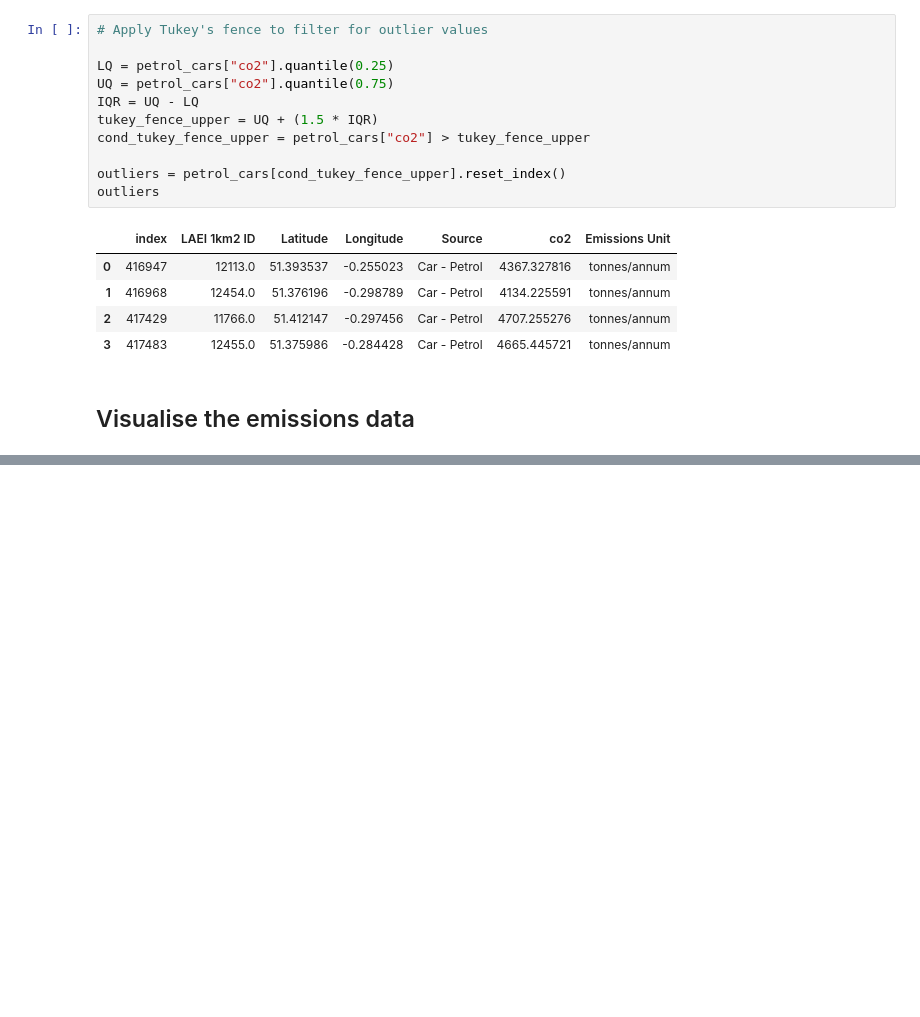
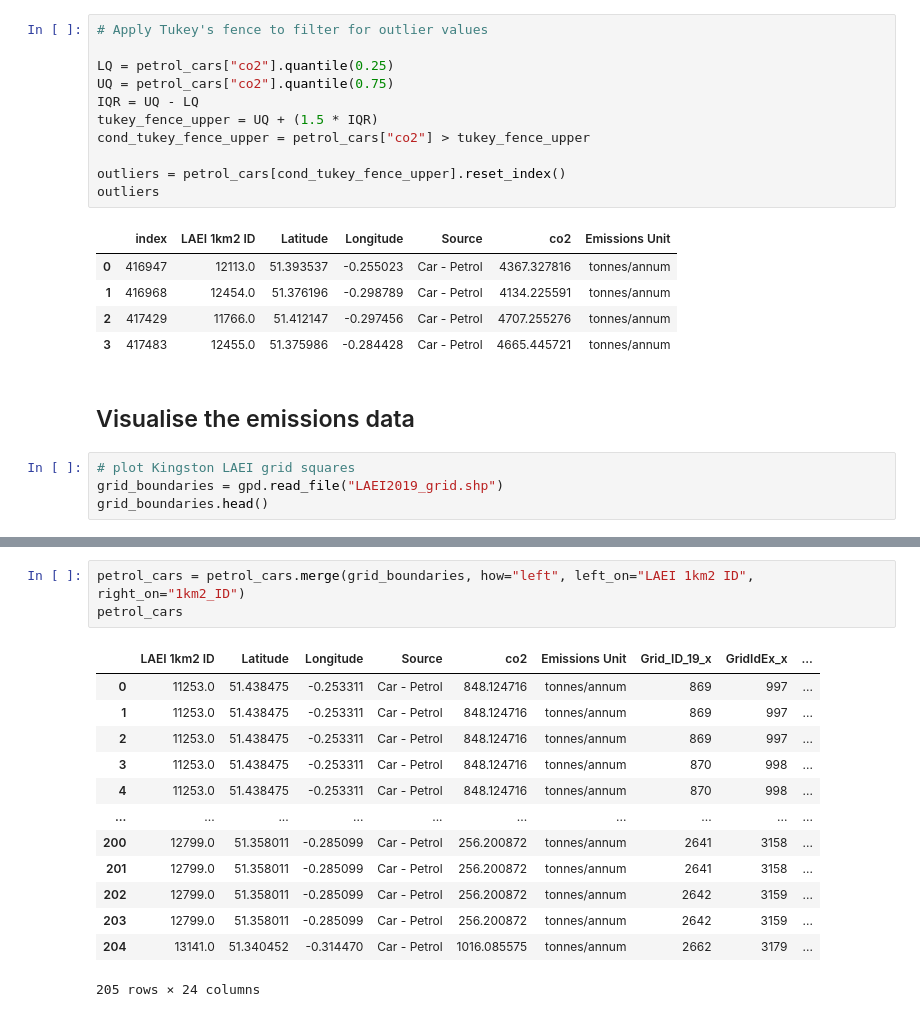
Before and after one commit to andrewsivanesan/London-air-quality, a Jupyter notebook: LondonAirQualityAnalysis.ipynb, the cells around one changed output, grey strips where cells are left out. Drawn from its saved outputs; the diff is of its cells as text; blank space fills up the shorter version.

```diff
--- a/LondonAirQualityAnalysis.ipynb
+++ b/LondonAirQualityAnalysis.ipynb
@@ -198,3 +181,7 @@ outliers
 | 3 | 417483 | 12455.0 | 51.375986 | -0.284428 | Car - Petrol | 4665.445721 | tonnes/annum |
 # %% [markdown]
 ## Visualise the emissions data
+# %%
+# plot Kingston LAEI grid squares
+grid_boundaries = gpd.read_file("LAEI2019_grid.shp")
+grid_boundaries.head()
@@ -200,0 +195,17 @@ outliers
+# %%
+petrol_cars = petrol_cars.merge(grid_boundaries, how="left", left_on="LAEI 1km2 ID", right_on="1km2_ID")
+petrol_cars
+# %% [output]
+|  | LAEI 1km2 ID | Latitude | Longitude | Source | co2 | Emissions Unit | Grid_ID_19_x | GridIdEx_x | ... |
+| 0 | 11253.0 | 51.438475 | -0.253311 | Car - Petrol | 848.124716 | tonnes/annum | 869 | 997 | ... |
+| 1 | 11253.0 | 51.438475 | -0.253311 | Car - Petrol | 848.124716 | tonnes/annum | 869 | 997 | ... |
+| 2 | 11253.0 | 51.438475 | -0.253311 | Car - Petrol | 848.124716 | tonnes/annum | 869 | 997 | ... |
+| 3 | 11253.0 | 51.438475 | -0.253311 | Car - Petrol | 848.124716 | tonnes/annum | 870 | 998 | ... |
+| 4 | 11253.0 | 51.438475 | -0.253311 | Car - Petrol | 848.124716 | tonnes/annum | 870 | 998 | ... |
+| ... | ... | ... | ... | ... | ... | ... | ... | ... | ... |
+| 200 | 12799.0 | 51.358011 | -0.285099 | Car - Petrol | 256.200872 | tonnes/annum | 2641 | 3158 | ... |
+| 201 | 12799.0 | 51.358011 | -0.285099 | Car - Petrol | 256.200872 | tonnes/annum | 2641 | 3158 | ... |
+| 202 | 12799.0 | 51.358011 | -0.285099 | Car - Petrol | 256.200872 | tonnes/annum | 2642 | 3159 | ... |
+| 203 | 12799.0 | 51.358011 | -0.285099 | Car - Petrol | 256.200872 | tonnes/annum | 2642 | 3159 | ... |
+| 204 | 13141.0 | 51.340452 | -0.314470 | Car - Petrol | 1016.085575 | tonnes/annum | 2662 | 3179 | ... |
+205 rows × 24 columns
```
Also changed, not shown: parts of 8 cells of this notebook.
